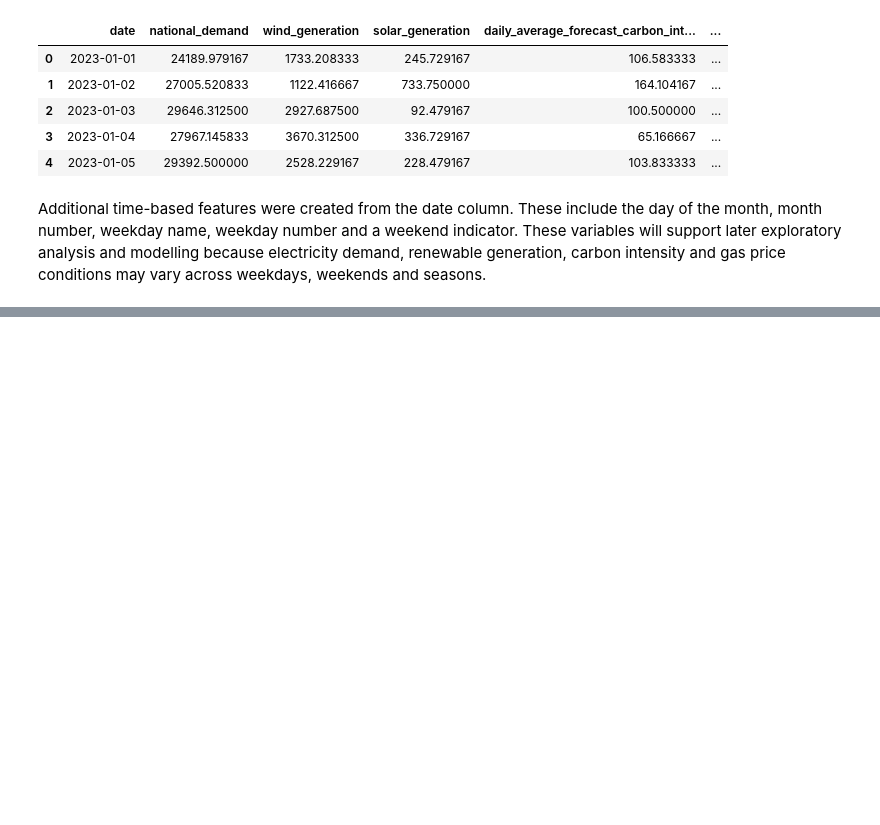
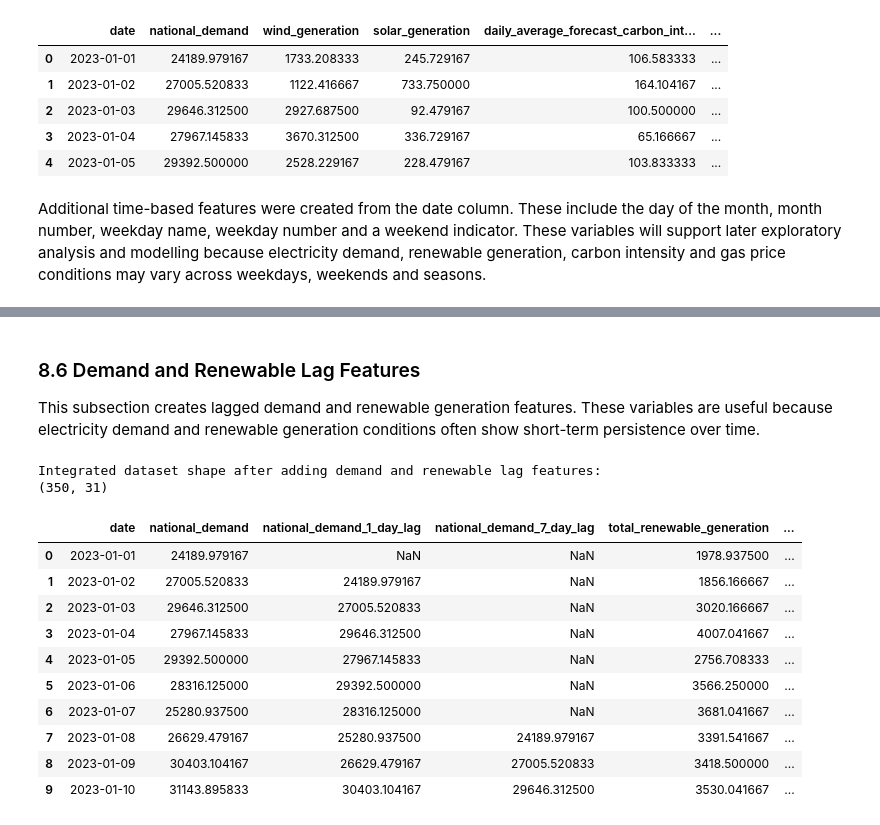
Before and after one commit to Oluwatosin-jimoh/2026-MSc-Dissertation-Project, a Jupyter notebook: Notebooks/02_data_cleaning_and_integration.ipynb, the cells around one changed output, grey strips where cells are left out. Drawn from its saved outputs; the diff is of its cells as text; code cells hidden in the pictures; blank space fills up the shorter version.

```diff
--- a/Notebooks/02_data_cleaning_and_integration.ipynb
+++ b/Notebooks/02_data_cleaning_and_integration.ipynb
@@ -466,0 +606,62 @@ The integrated dataset contains no missing values and has been saved as `integra
+# %% [markdown]
+### 8.6 Demand and Renewable Lag Features
+
+This subsection creates lagged demand and renewable generation features. These variables are useful because electricity demand and renewable generation conditions often show short-term persistence over time.
+# %%
+# Create demand and renewable lag features
+
+integrated_data["national_demand_1_day_lag"] = (
+    integrated_data["national_demand"].shift(1)
+)
+
+integrated_data["national_demand_7_day_lag"] = (
+    integrated_data["national_demand"].shift(7)
+)
+
+integrated_data["total_renewable_generation_1_day_lag"] = (
+    integrated_data["total_renewable_generation"].shift(1)
+)
+
+integrated_data["total_renewable_generation_7_day_lag"] = (
+    integrated_data["total_renewable_generation"].shift(7)
+)
+
+integrated_data["renewable_to_demand_ratio_1_day_lag"] = (
+    integrated_data["renewable_to_demand_ratio"].shift(1)
+)
+
+integrated_data["renewable_to_demand_ratio_7_day_lag"] = (
+    integrated_data["renewable_to_demand_ratio"].shift(7)
+)
+
+print("Integrated dataset shape after adding demand and renewable lag features:")
+print(integrated_data.shape)
+
+integrated_data[
+    [
+        "date",
+        "national_demand",
+        "national_demand_1_day_lag",
+        "national_demand_7_day_lag",
+        "total_renewable_generation",
+        "total_renewable_generation_1_day_lag",
+        "total_renewable_generation_7_day_lag",
+        "renewable_to_demand_ratio",
+        "renewable_to_demand_ratio_1_day_lag",
+        "renewable_to_demand_ratio_7_day_lag"
+    ]
+].head(10)
+# %% [output]
+Integrated dataset shape after adding demand and renewable lag features:
+(350, 31)
+|  | date | national_demand | national_demand_1_day_lag | national_demand_7_day_lag | total_renewable_generation | ... |
+| 0 | 2023-01-01 | 24189.979167 | NaN | NaN | 1978.937500 | ... |
+| 1 | 2023-01-02 | 27005.520833 | 24189.979167 | NaN | 1856.166667 | ... |
+| 2 | 2023-01-03 | 29646.312500 | 27005.520833 | NaN | 3020.166667 | ... |
+| 3 | 2023-01-04 | 27967.145833 | 29646.312500 | NaN | 4007.041667 | ... |
+| 4 | 2023-01-05 | 29392.500000 | 27967.145833 | NaN | 2756.708333 | ... |
+| 5 | 2023-01-06 | 28316.125000 | 29392.500000 | NaN | 3566.250000 | ... |
+| 6 | 2023-01-07 | 25280.937500 | 28316.125000 | NaN | 3681.041667 | ... |
+| 7 | 2023-01-08 | 26629.479167 | 25280.937500 | 24189.979167 | 3391.541667 | ... |
+| 8 | 2023-01-09 | 30403.104167 | 26629.479167 | 27005.520833 | 3418.500000 | ... |
+| 9 | 2023-01-10 | 31143.895833 | 30403.104167 | 29646.312500 | 3530.041667 | ... |
```
Also changed, not shown: parts of 41 cells of this notebook.
